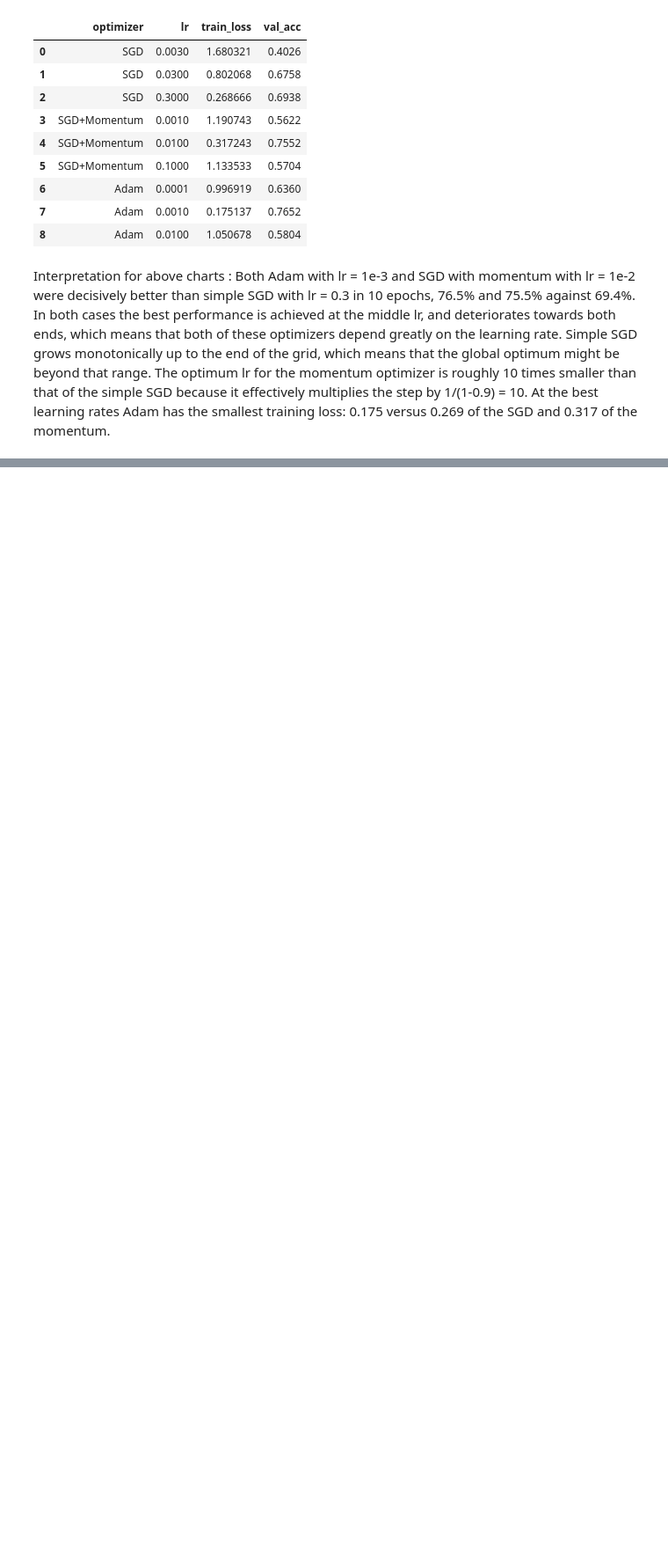
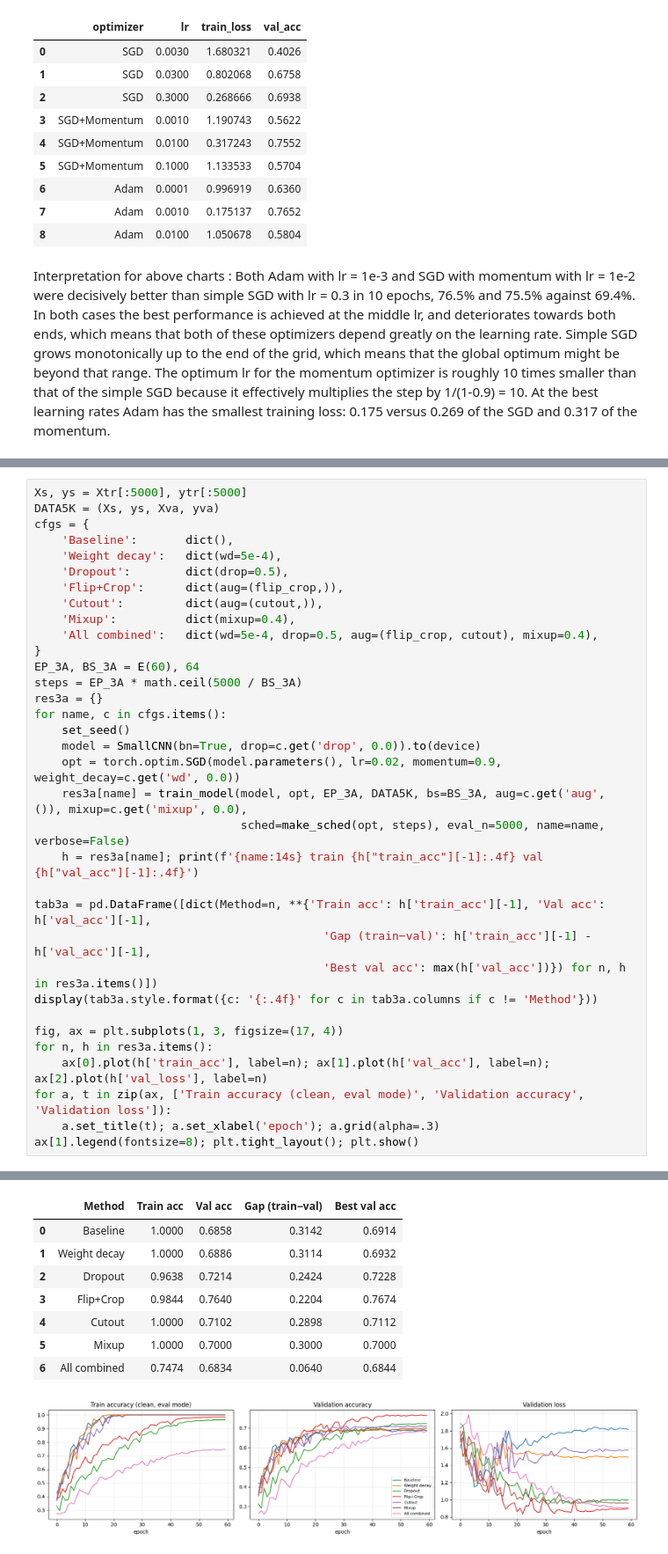
Before and after one commit to jayasinghesasmitha/EN4554-Deep-Learning-For-Vision, a Jupyter notebook: 220261V_a02.ipynb, the cells around one changed output, grey strips where cells are left out. Shown at 88% size. Saved outputs shown, nothing was run; the diff lists cells and outputs as text; blank space fills up the shorter version.

Commit message:
did regularization study on 5000 images

```diff
--- a/220261V_a02.ipynb
+++ b/220261V_a02.ipynb
@@ -524,0 +529,35 @@ Interpretation for above charts : Both Adam with lr = 1e-3 and SGD with momentum
+# %%
+Xs, ys = Xtr[:5000], ytr[:5000]
+DATA5K = (Xs, ys, Xva, yva)
+cfgs = {
+    'Baseline':       dict(),
+    'Weight decay':   dict(wd=5e-4),
+    'Dropout':        dict(drop=0.5),
+    'Flip+Crop':      dict(aug=(flip_crop,)),
+    'Cutout':         dict(aug=(cutout,)),
+    'Mixup':          dict(mixup=0.4),
+    'All combined':   dict(wd=5e-4, drop=0.5, aug=(flip_crop, cutout), mixup=0.4),
+}
+EP_3A, BS_3A = E(60), 64
+steps = EP_3A * math.ceil(5000 / BS_3A)
+res3a = {}
+for name, c in cfgs.items():
+    set_seed()
+    model = SmallCNN(bn=True, drop=c.get('drop', 0.0)).to(device)
+    opt = torch.optim.SGD(model.parameters(), lr=0.02, momentum=0.9, weight_decay=c.get('wd', 0.0))
+    res3a[name] = train_model(model, opt, EP_3A, DATA5K, bs=BS_3A, aug=c.get('aug', ()), mixup=c.get('mixup', 0.0),
+                              sched=make_sched(opt, steps), eval_n=5000, name=name, verbose=False)
+    h = res3a[name]; print(f'{name:14s} train {h["train_acc"][-1]:.4f} val {h["val_acc"][-1]:.4f}')
+
+tab3a = pd.DataFrame([dict(Method=n, **{'Train acc': h['train_acc'][-1], 'Val acc': h['val_acc'][-1],
+                                          'Gap (train−val)': h['train_acc'][-1] - h['val_acc'][-1],
+                                          'Best val acc': max(h['val_acc'])}) for n, h in res3a.items()])
+display(tab3a.style.format({c: '{:.4f}' for c in tab3a.columns if c != 'Method'}))
+
+fig, ax = plt.subplots(1, 3, figsize=(17, 4))
+for n, h in res3a.items():
+    ax[0].plot(h['train_acc'], label=n); ax[1].plot(h['val_acc'], label=n); ax[2].plot(h['val_loss'], label=n)
+for a, t in zip(ax, ['Train accuracy (clean, eval mode)', 'Validation accuracy', 'Validation loss']):
+    a.set_title(t); a.set_xlabel('epoch'); a.grid(alpha=.3)
+ax[1].legend(fontsize=8); plt.tight_layout(); plt.show()
+# %% [output]
@@ -524,0 +571,9 @@ Interpretation for above charts : Both Adam with lr = 1e-3 and SGD with momentum
+|  | Method | Train acc | Val acc | Gap (train−val) | Best val acc |
+| 0 | Baseline | 1.0000 | 0.6858 | 0.3142 | 0.6914 |
+| 1 | Weight decay | 1.0000 | 0.6886 | 0.3114 | 0.6932 |
+| 2 | Dropout | 0.9638 | 0.7214 | 0.2424 | 0.7228 |
+| 3 | Flip+Crop | 0.9844 | 0.7640 | 0.2204 | 0.7674 |
+| 4 | Cutout | 1.0000 | 0.7102 | 0.2898 | 0.7112 |
+| 5 | Mixup | 1.0000 | 0.7000 | 0.3000 | 0.7000 |
+| 6 | All combined | 0.7474 | 0.6834 | 0.0640 | 0.6844 |
+[figure, added]
```
Also changed, not shown: parts of 4 cells of this notebook.
